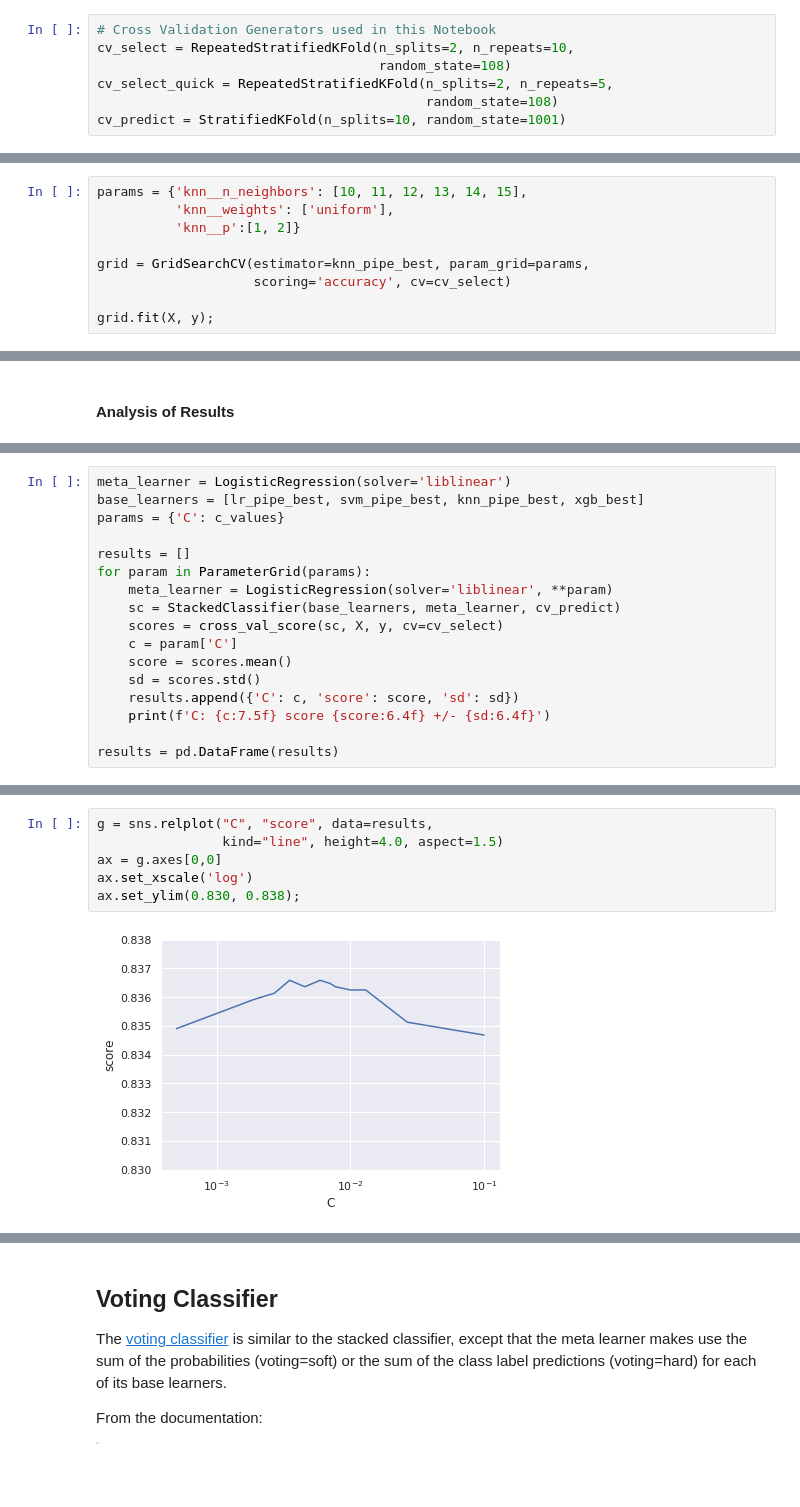
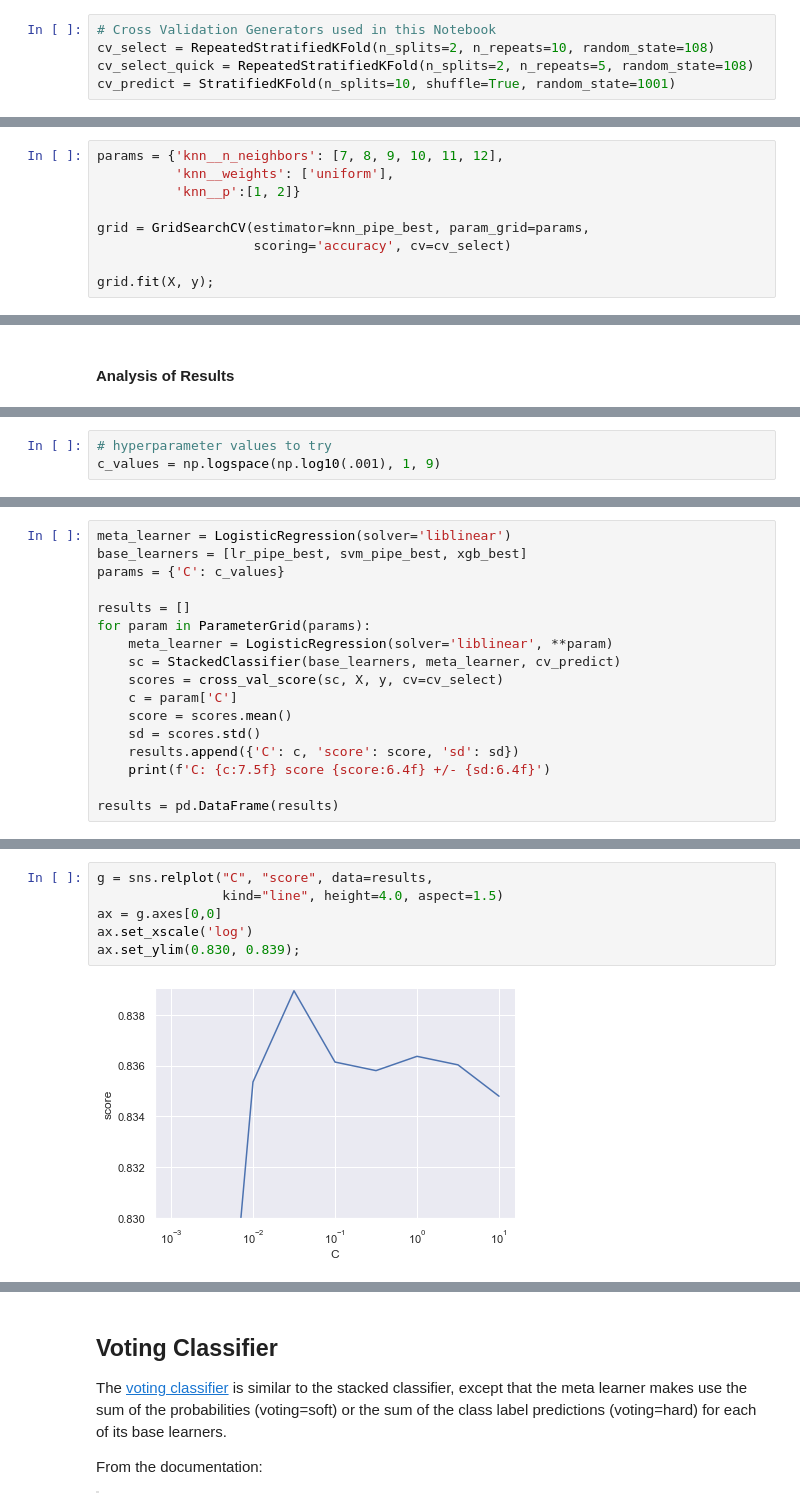
Before and after one commit to sdiehl28/Scikit-Learn-Workflow, a Jupyter notebook: projects/titanic/TitanicN09.ipynb, the cells around one changed output, grey strips where cells are left out. Saved outputs shown, nothing was run; the diff lists cells and outputs as text; blank space fills up the shorter version.

```diff
--- a/projects/titanic/TitanicN09.ipynb
+++ b/projects/titanic/TitanicN09.ipynb
@@ -123,11 +138,9 @@ nn_pipe = Pipeline([('ct', ct), ('nn', nn)])
 base_learners = [lr_pipe, knn_pipe, xgb, svm_pipe, nn_pipe]
 # %%
 # Cross Validation Generators used in this Notebook
-cv_select = RepeatedStratifiedKFold(n_splits=2, n_repeats=10,
-                                    random_state=108)
-cv_select_quick = RepeatedStratifiedKFold(n_splits=2, n_repeats=5,
-                                          random_state=108)
-cv_predict = StratifiedKFold(n_splits=10, random_state=1001)
+cv_select = RepeatedStratifiedKFold(n_splits=2, n_repeats=10, random_state=108)
+cv_select_quick = RepeatedStratifiedKFold(n_splits=2, n_repeats=5, random_state=108)
+cv_predict = StratifiedKFold(n_splits=10, shuffle=True, random_state=1001)
 # %%
 # Evaluate the Accuracy of each base learner
 for base_learner in base_learners:
@@ -614,5 +631,5 @@ It's probably splitting hairs, but a better local maxima could be found by fixin
 # %%
-params = {'knn__n_neighbors': [10, 11, 12, 13, 14, 15],
+params = {'knn__n_neighbors': [7, 8, 9, 10, 11, 12],
           'knn__weights': ['uniform'],
           'knn__p':[1, 2]}
 
@@ -833,3 +839,6 @@ c_values = np.sort(c_values)
+# %%
+# hyperparameter values to try
+c_values = np.logspace(np.log10(.001), 1, 9)
 # %%
 from sklearn.model_selection import ParameterGrid
 
@@ -853,6 +859,6 @@ for param in ParameterGrid(params):
 # %%
 meta_learner = LogisticRegression(solver='liblinear')
-base_learners = [lr_pipe_best, svm_pipe_best, knn_pipe_best, xgb_best]
+base_learners = [lr_pipe_best, svm_pipe_best, xgb_best]
 params = {'C': c_values}
 
 results = []
@@ -883,10 +886,10 @@ C: 0.10000 score 0.8347 +/- 0.0126
 # %%
 g = sns.relplot("C", "score", data=results,
                 kind="line", height=4.0, aspect=1.5)
 ax = g.axes[0,0]
 ax.set_xscale('log')
-ax.set_ylim(0.830, 0.838);
+ax.set_ylim(0.830, 0.839);
 # %% [output]
-[figure, old version]
+[figure, new version]
 # %% [markdown]
 ### Analysis of Results
```
Also changed, not shown: parts of 102 cells of this notebook, 27 other files.
